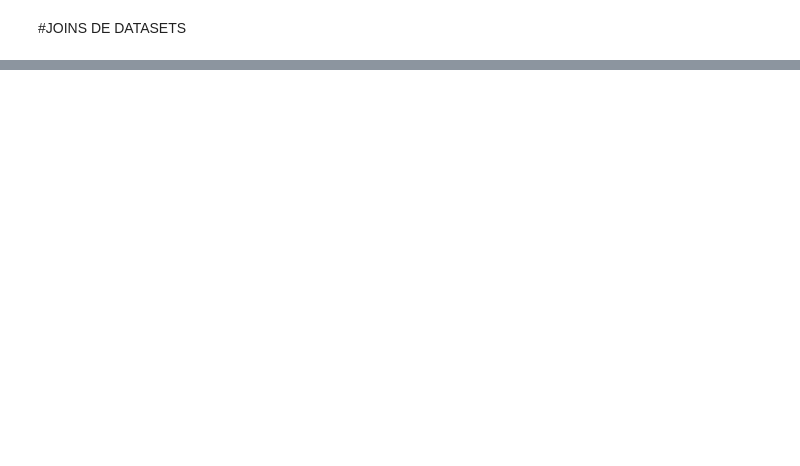
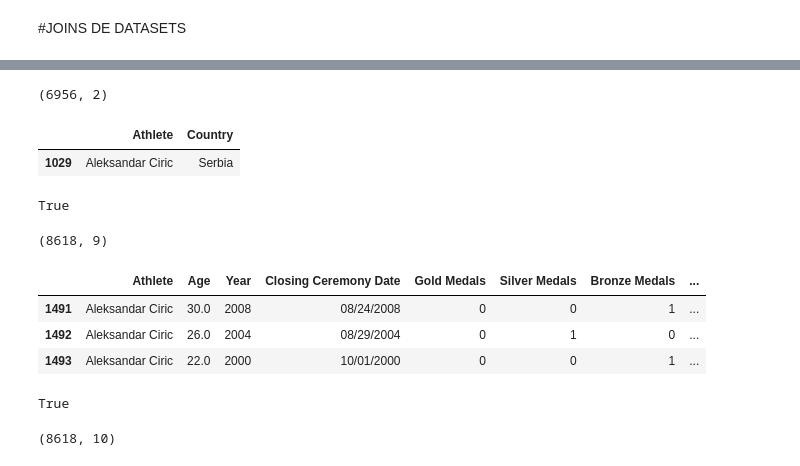
Before and after one commit to javilledo/MachineLearning, a Jupyter notebook: notebooks/t02_04_data_cleaning_concatenación_de_datos.ipynb, the cells around one changed output, grey strips where cells are left out. Saved outputs shown, nothing was run; the diff lists cells and outputs as text; code cells hidden in the pictures; blank space fills up the shorter version.

```diff
--- a/notebooks/t02_04_data_cleaning_concatenación_de_datos.ipynb
+++ b/notebooks/t02_04_data_cleaning_concatenación_de_datos.ipynb
@@ -168,0 +254,36 @@ data.tail()
+# %%
+data_country_unique = data_country.drop_duplicates(subset='Athlete')
+data_country_unique.shape
+# %% [output]
+(6956, 2)
+# %%
+data_country_unique[data_country_unique['Athlete'] == 'Aleksandar Ciric']
+# %% [output]
+|  | Athlete | Country |
+| 1029 | Aleksandar Ciric | Serbia |
+# %%
+len(data_country_unique) == len(athletes) #Ahora ya los atletas únicos en main_data y en data_country_unique son los mismos
+# %% [output]
+True
+# %%
+data_main_country_unique = pd.merge(left = main_data, right = data_country_unique, left_on='Athlete', right_on='Athlete')
+data_main_country_unique.shape
+# %% [output]
+(8618, 9)
+# %%
+data_main_country_unique[data_main_country_unique['Athlete'] == 'Aleksandar Ciric']
+# %% [output]
+|  | Athlete | Age | Year | Closing Ceremony Date | Gold Medals | Silver Medals | Bronze Medals | ... |
+| 1491 | Aleksandar Ciric | 30.0 | 2008 | 08/24/2008 | 0 | 0 | 1 | ... |
+| 1492 | Aleksandar Ciric | 26.0 | 2004 | 08/29/2004 | 0 | 1 | 0 | ... |
+| 1493 | Aleksandar Ciric | 22.0 | 2000 | 10/01/2000 | 0 | 0 | 1 | ... |
+# %%
+data_sports_unique = data_sports.drop_duplicates(subset='Athlete')
+len(data_sports_unique) == len(athletes)
+# %% [output]
+True
+# %%
+data_main_country_sports_unique = pd.merge(left=data_main_country_unique, right=data_sports_unique,left_on='Athlete', right_on='Athlete')
+data_main_country_sports_unique.shape
+# %% [output]
+(8618, 10)
```
Also changed, not shown: parts of 23 cells of this notebook.
